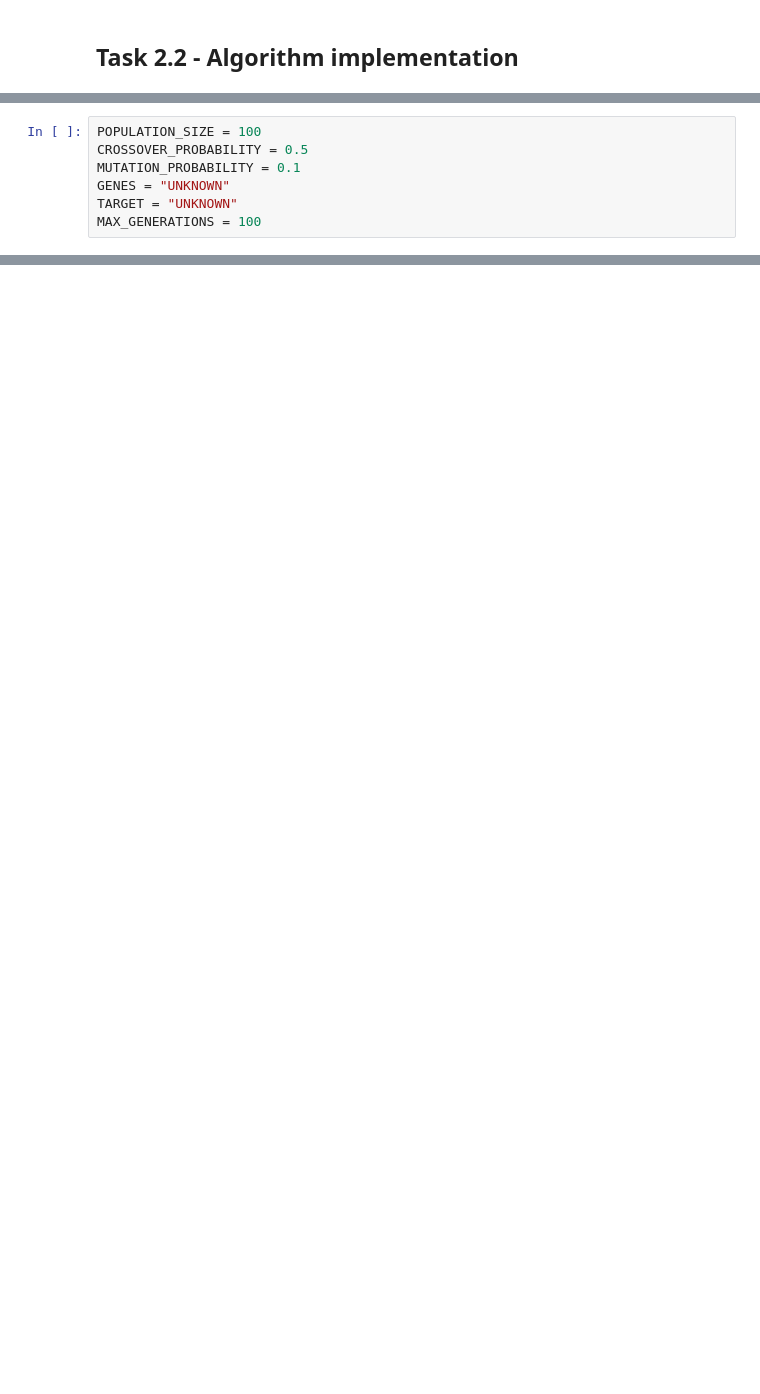
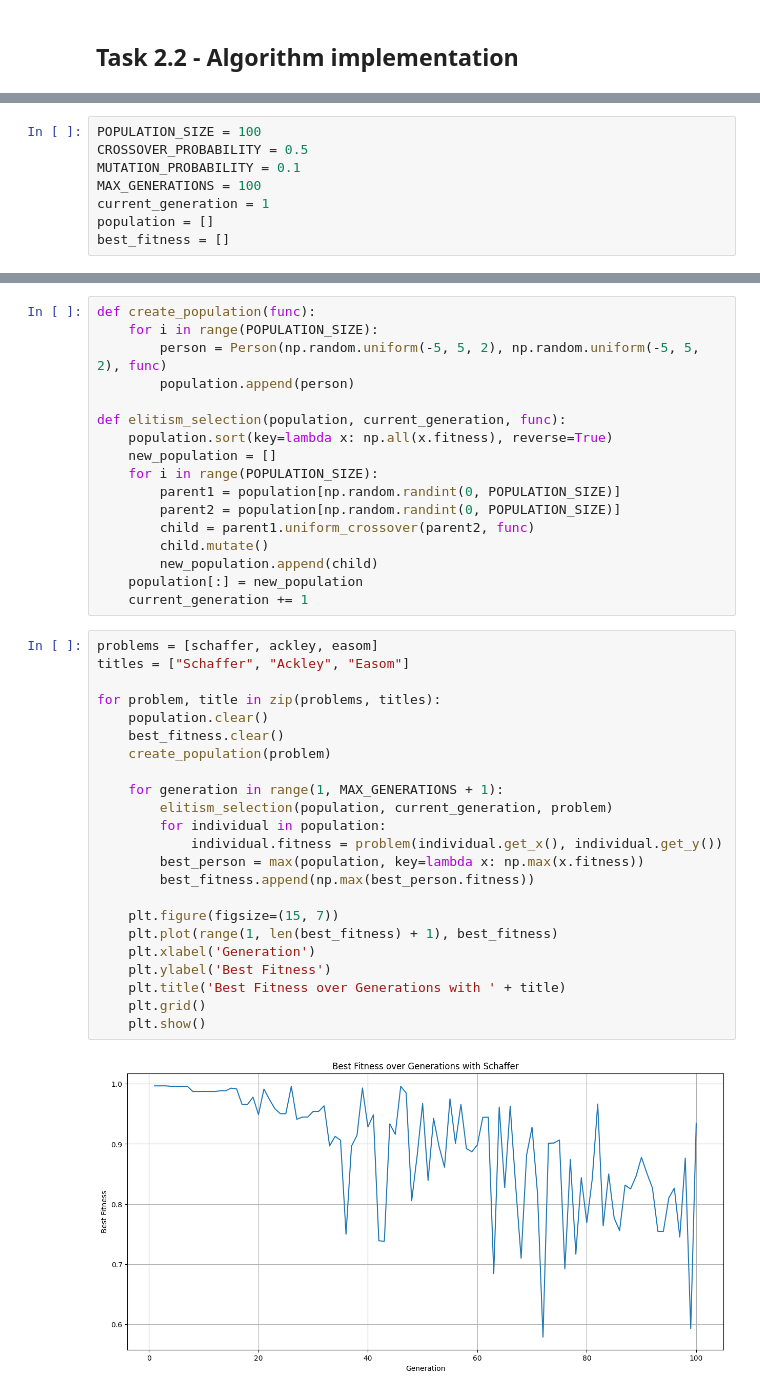
Before and after one commit to MichaelHooper36/COMP2002---Machine-Learning-and-Optimisation, a Jupyter notebook: Source Code/COMP2002Assessment.ipynb, the cells around one changed output, grey strips where cells are left out. Drawn from its saved outputs; the diff is of its cells as text; blank space fills up the shorter version.

Commit message:
first version of 2.2 graphs finished

```diff
--- a/Source Code/COMP2002Assessment.ipynb
+++ b/Source Code/COMP2002Assessment.ipynb
@@ -347,6 +346,7 @@ class Elitist:
 POPULATION_SIZE = 100
 CROSSOVER_PROBABILITY = 0.5
 MUTATION_PROBABILITY = 0.1
-GENES = "UNKNOWN"
-TARGET = "UNKNOWN"
 MAX_GENERATIONS = 100
+current_generation = 1
+population = []
+best_fitness = []
@@ -352,0 +381,42 @@ MAX_GENERATIONS = 100
+# %%
+def create_population(func):
+    for i in range(POPULATION_SIZE):
+        person = Person(np.random.uniform(-5, 5, 2), np.random.uniform(-5, 5, 2), func)
+        population.append(person)
+
+def elitism_selection(population, current_generation, func):
+    population.sort(key=lambda x: np.all(x.fitness), reverse=True)
+    new_population = []
+    for i in range(POPULATION_SIZE):
+        parent1 = population[np.random.randint(0, POPULATION_SIZE)]
+        parent2 = population[np.random.randint(0, POPULATION_SIZE)]
+        child = parent1.uniform_crossover(parent2, func)
+        child.mutate()
+        new_population.append(child)
+    population[:] = new_population
+    current_generation += 1
+# %%
+problems = [schaffer, ackley, easom]
+titles = ["Schaffer", "Ackley", "Easom"]
+
+for problem, title in zip(problems, titles):
+    population.clear()
+    best_fitness.clear()
+    create_population(problem)
+
+    for generation in range(1, MAX_GENERATIONS + 1):
+        elitism_selection(population, current_generation, problem)
+        for individual in population:
+            individual.fitness = problem(individual.get_x(), individual.get_y())
+        best_person = max(population, key=lambda x: np.max(x.fitness))
+        best_fitness.append(np.max(best_person.fitness))
+
+    plt.figure(figsize=(15, 7))
+    plt.plot(range(1, len(best_fitness) + 1), best_fitness)
+    plt.xlabel('Generation')
+    plt.ylabel('Best Fitness')
+    plt.title('Best Fitness over Generations with ' + title)
+    plt.grid()
+    plt.show()
+# %% [output]
+[figure, added]
```
Also changed, not shown: parts of 5 cells of this notebook.
